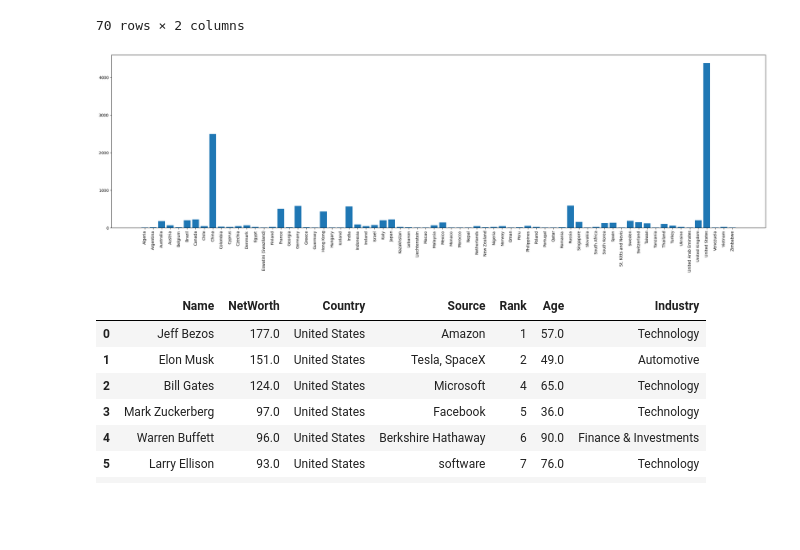
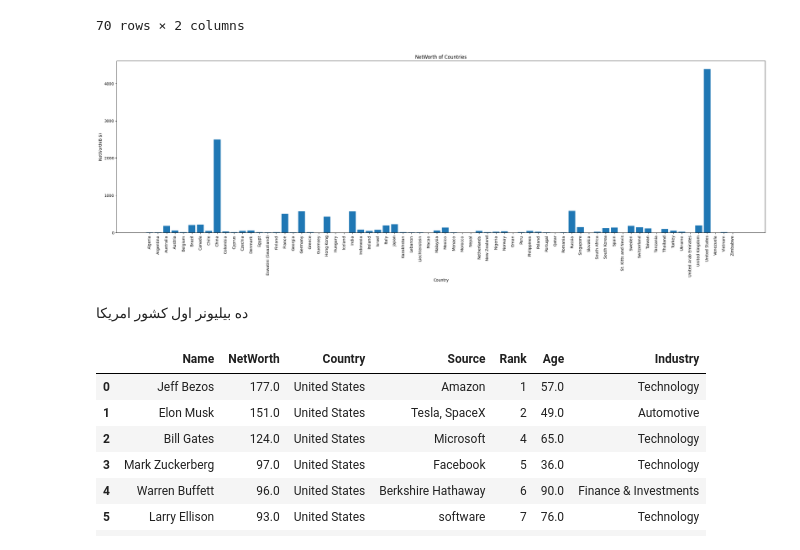
Before and after one commit to akheradmand/MachineLearning, a Jupyter notebook: 40/40-1/billionaires.ipynb, the cells around one changed output. Drawn from its saved outputs; the diff is of its cells as text; code cells hidden in the pictures; blank space fills up the shorter version.

```diff
--- a/40/40-1/billionaires.ipynb
+++ b/40/40-1/billionaires.ipynb
@@ -173,9 +177,14 @@ df
 # %%
 plt.figure(figsize=(30,8))
 plt.bar(df['Country'],df['NetWorth'])
 plt.xticks(rotation=90)
+plt.title("NetWorth of Countries")
+plt.xlabel("Country")
+plt.ylabel("NetWorth(B $)")
 plt.show()
 # %% [output]
-[figure, old version]
+[figure, new version]
+# %% [markdown]
+ده بیلیونر اول کشور امریکا
 # %%
 df_10top_En=data.query("Country=='United States'").sort_values(by="NetWorth",ascending=False).head(10).reset_index(drop=True)
```
Also changed, not shown: parts of 5 cells of this notebook.
